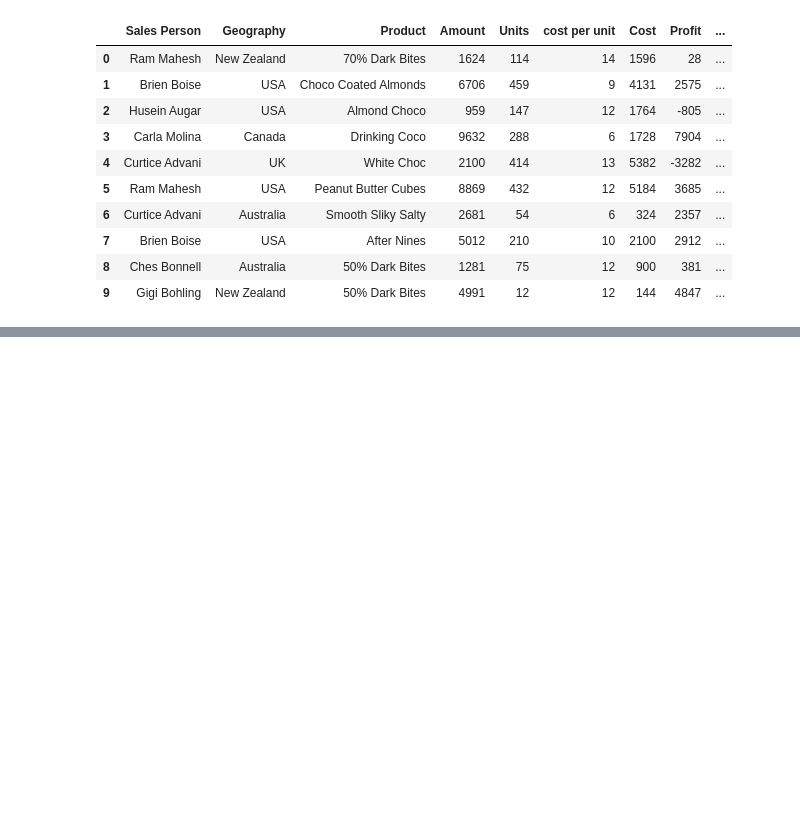
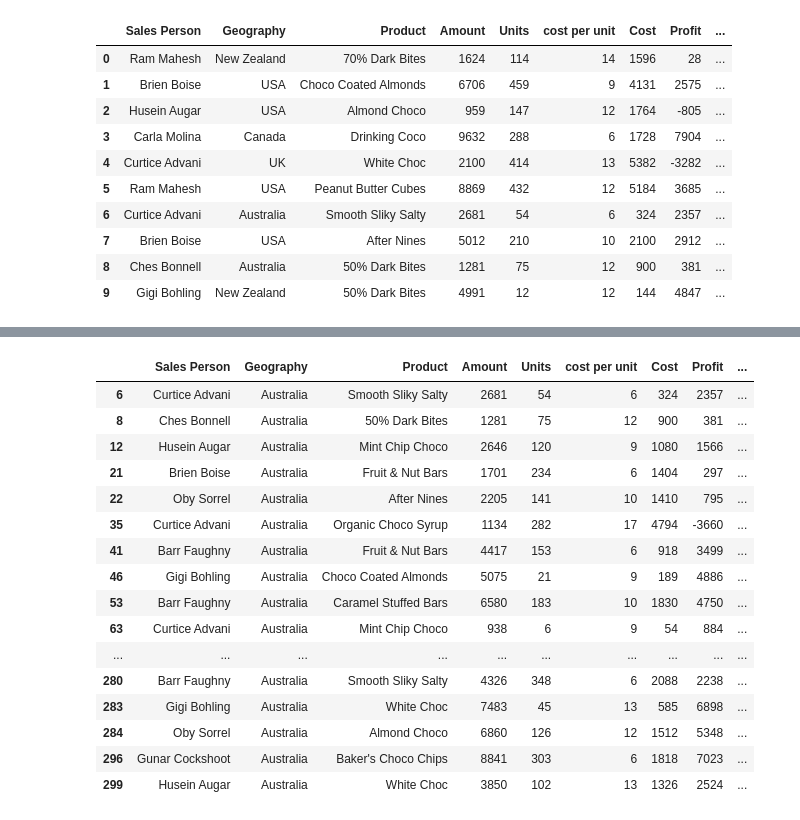
Before and after one commit to SaidurRahmanChowdhury/Choclate-Sales-Analysis, a Jupyter notebook: Chocolate Sales Analysis.ipynb, the cells around one changed output, grey strips where cells are left out. Drawn from its saved outputs; the diff is of its cells as text; code cells hidden in the pictures; blank space fills up the shorter version.

```diff
--- a/Chocolate Sales Analysis.ipynb
+++ b/Chocolate Sales Analysis.ipynb
@@ -153,0 +178,20 @@ df.head(10)
+# %%
+g.get_group('Australia')
+# %% [output]
+|  | Sales Person | Geography | Product | Amount | Units | cost per unit | Cost | Profit | ... |
+| 6 | Curtice Advani | Australia | Smooth Sliky Salty | 2681 | 54 | 6 | 324 | 2357 | ... |
+| 8 | Ches Bonnell | Australia | 50% Dark Bites | 1281 | 75 | 12 | 900 | 381 | ... |
+| 12 | Husein Augar | Australia | Mint Chip Choco | 2646 | 120 | 9 | 1080 | 1566 | ... |
+| 21 | Brien Boise | Australia | Fruit & Nut Bars | 1701 | 234 | 6 | 1404 | 297 | ... |
+| 22 | Oby Sorrel | Australia | After Nines | 2205 | 141 | 10 | 1410 | 795 | ... |
+| 35 | Curtice Advani | Australia | Organic Choco Syrup | 1134 | 282 | 17 | 4794 | -3660 | ... |
+| 41 | Barr Faughny | Australia | Fruit & Nut Bars | 4417 | 153 | 6 | 918 | 3499 | ... |
+| 46 | Gigi Bohling | Australia | Choco Coated Almonds | 5075 | 21 | 9 | 189 | 4886 | ... |
+| 53 | Barr Faughny | Australia | Caramel Stuffed Bars | 6580 | 183 | 10 | 1830 | 4750 | ... |
+| 63 | Curtice Advani | Australia | Mint Chip Choco | 938 | 6 | 9 | 54 | 884 | ... |
+| ... | ... | ... | ... | ... | ... | ... | ... | ... | ... |
+| 280 | Barr Faughny | Australia | Smooth Sliky Salty | 4326 | 348 | 6 | 2088 | 2238 | ... |
+| 283 | Gigi Bohling | Australia | White Choc | 7483 | 45 | 13 | 585 | 6898 | ... |
+| 284 | Oby Sorrel | Australia | Almond Choco | 6860 | 126 | 12 | 1512 | 5348 | ... |
+| 296 | Gunar Cockshoot | Australia | Baker's Choco Chips | 8841 | 303 | 6 | 1818 | 7023 | ... |
+| 299 | Husein Augar | Australia | White Choc | 3850 | 102 | 13 | 1326 | 2524 | ... |
```
Also changed, not shown: parts of 15 cells of this notebook.
